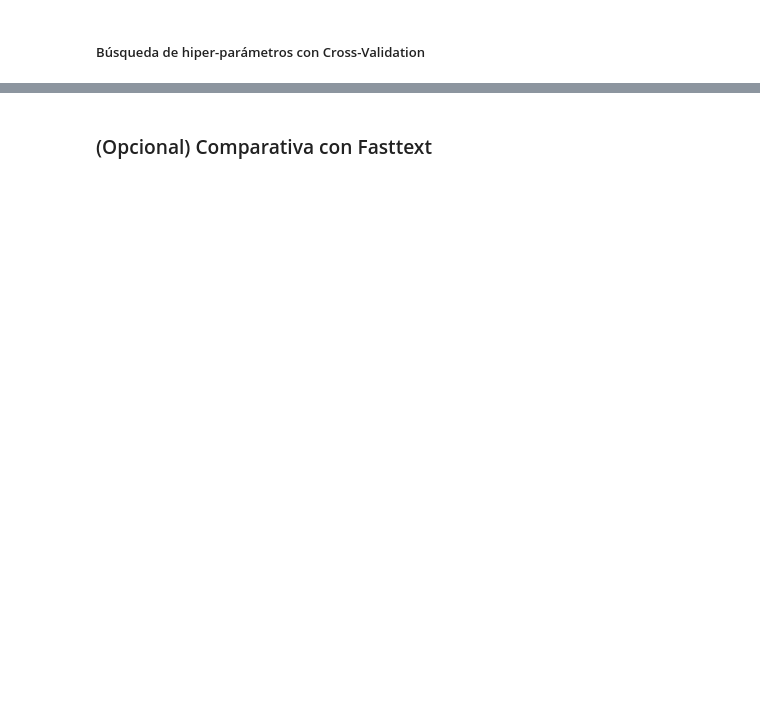
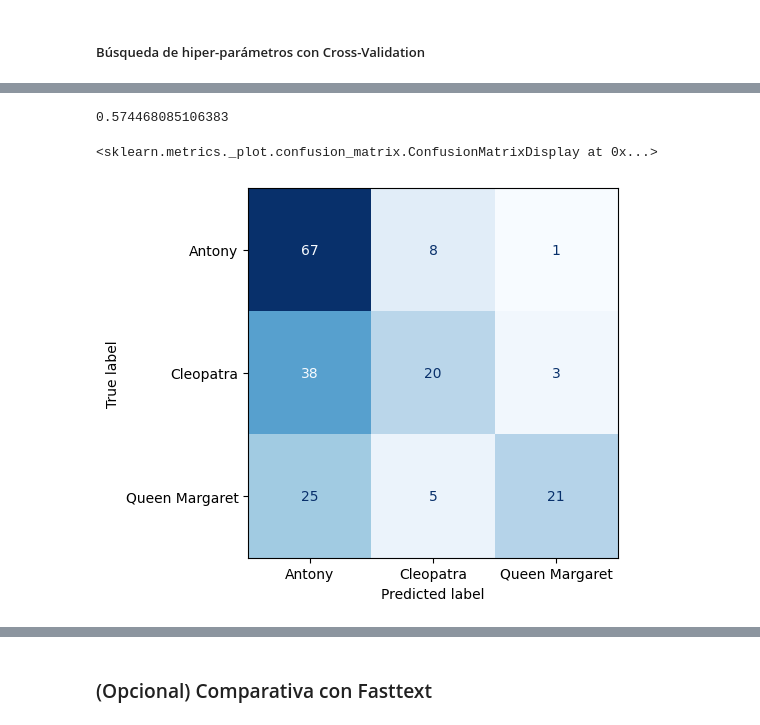
Before and after one commit to MariaEugenia/IntroCD, a Jupyter notebook: Tarea_2/shakespeare_tarea_2.ipynb, the cells around one changed output, grey strips where cells are left out. Drawn from its saved outputs; the diff is of its cells as text; code cells hidden in the pictures; blank space fills up the shorter version.

```diff
--- a/Tarea_2/shakespeare_tarea_2.ipynb
+++ b/Tarea_2/shakespeare_tarea_2.ipynb
@@ -575,0 +626,28 @@ for params in param_sets:
+# %%
+from sklearn.model_selection import StratifiedKFold
+from sklearn.metrics import confusion_matrix
+
+param_sets = [{"stop_words": "english", "ngram": (1,2), "idf": False}]
+
+count_vect = CountVectorizer(stop_words=params["stop_words"], ngram_range=params["ngram"])
+tf_idf = TfidfTransformer(use_idf=params["idf"])
+
+X_train_counts = count_vect.fit_transform(X_train)
+X_train_tf = tf_idf.fit_transform(X_train_counts)
+
+bayes_clf =  MultinomialNB().fit(X_train_tf, y_train)
+X_test_counts = count_vect.transform(X_test)
+X_test_tfidf = tf_idf.transform(X_test_counts)
+
+y_pred_test = bayes_clf.predict(X_test_tfidf)
+acc = get_accuracy(y_test, y_pred_test)
+print(acc)
+
+cm_test = confusion_matrix(y_test, y_pred_test)
+disp = ConfusionMatrixDisplay(confusion_matrix=cm_test,
+                              display_labels=bayes_clf.classes_)
+disp.plot(cmap='Blues', colorbar=False)
+# %% [output]
+0.574468085106383
+<sklearn.metrics._plot.confusion_matrix.ConfusionMatrixDisplay at 0x...>
+[figure, added]
```
Also changed, not shown: parts of 20 cells of this notebook.
